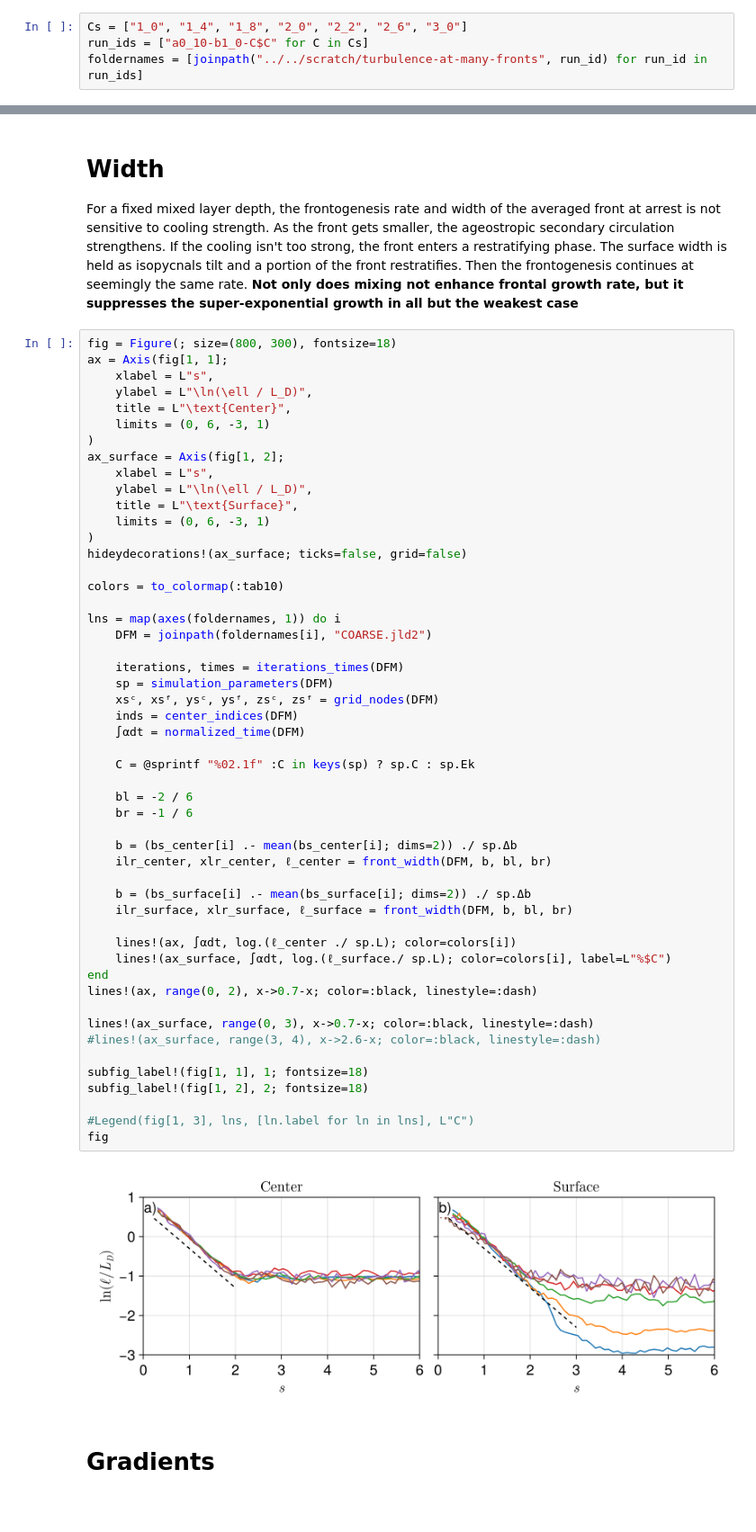
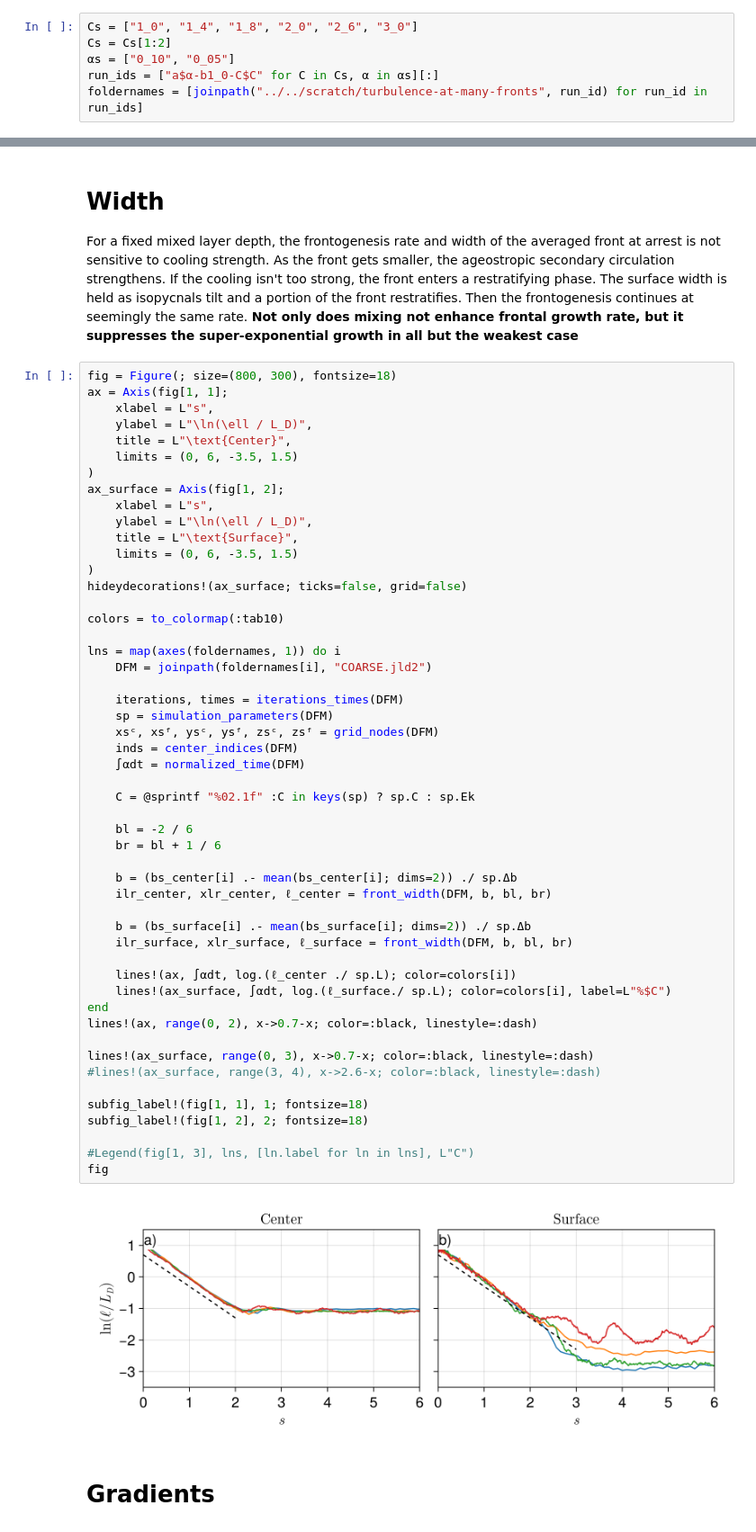
Before and after one commit to erin-atkinson/turbulence-at-many-fronts, a Jupyter notebook: notebooks/Cooling.ipynb, the cells around one changed output, grey strips where cells are left out. Shown at 90% size. Saved outputs shown, nothing was run; the diff lists cells and outputs as text.

```diff
--- a/notebooks/Cooling.ipynb
+++ b/notebooks/Cooling.ipynb
@@ -16,5 +17,7 @@ front_width (generic function with 1 method)
 # %%
-Cs = ["1_0", "1_4", "1_8", "2_0", "2_2", "2_6", "3_0"]
-run_ids = ["a0_10-b1_0-C$C" for C in Cs]
+Cs = ["1_0", "1_4", "1_8", "2_0", "2_6", "3_0"]
+Cs = Cs[1:2]
+αs = ["0_10", "0_05"]
+run_ids = ["a$α-b1_0-C$C" for C in Cs, α in αs][:]
 foldernames = [joinpath("../../scratch/turbulence-at-many-fronts", run_id) for run_id in run_ids]
 # %% [output]
@@ -96,13 +96,13 @@ ax = Axis(fig[1, 1];
     xlabel = L"s",
     ylabel = L"\ln(\ell / L_D)",
     title = L"\text{Center}",
-    limits = (0, 6, -3, 1)
+    limits = (0, 6, -3.5, 1.5)
 )
 ax_surface = Axis(fig[1, 2];
     xlabel = L"s",
     ylabel = L"\ln(\ell / L_D)",
     title = L"\text{Surface}",
-    limits = (0, 6, -3, 1)
+    limits = (0, 6, -3.5, 1.5)
 )
 hideydecorations!(ax_surface; ticks=false, grid=false)
 
@@ -114,34 +114,34 @@ lns = map(axes(foldernames, 1)) do i
     iterations, times = iterations_times(DFM)
     sp = simulation_parameters(DFM)
     xsᶜ, xsᶠ, ysᶜ, ysᶠ, zsᶜ, zsᶠ = grid_nodes(DFM)
     inds = center_indices(DFM)
     ∫αdt = normalized_time(DFM)
 
     C = @sprintf "%02.1f" :C in keys(sp) ? sp.C : sp.Ek
 
     bl = -2 / 6
-    br = -1 / 6
+    br = bl + 1 / 6
 
     b = (bs_center[i] .- mean(bs_center[i]; dims=2)) ./ sp.Δb
     ilr_center, xlr_center, ℓ_center = front_width(DFM, b, bl, br)
 
     b = (bs_surface[i] .- mean(bs_surface[i]; dims=2)) ./ sp.Δb
     ilr_surface, xlr_surface, ℓ_surface = front_width(DFM, b, bl, br)
 
     lines!(ax, ∫αdt, log.(ℓ_center ./ sp.L); color=colors[i])
     lines!(ax_surface, ∫αdt, log.(ℓ_surface./ sp.L); color=colors[i], label=L"%$C")
 end
 lines!(ax, range(0, 2), x->0.7-x; color=:black, linestyle=:dash)
 
 lines!(ax_surface, range(0, 3), x->0.7-x; color=:black, linestyle=:dash)
 #lines!(ax_surface, range(3, 4), x->2.6-x; color=:black, linestyle=:dash)
 
 subfig_label!(fig[1, 1], 1; fontsize=18)
 subfig_label!(fig[1, 2], 2; fontsize=18)
 
 #Legend(fig[1, 3], lns, [ln.label for ln in lns], L"C")
 fig
 # %% [output]
-[figure, old version]
+[figure, new version]
 # %% [markdown]
 # Gradients
```
Also changed, not shown: parts of 6 cells of this notebook, 5 other files.
